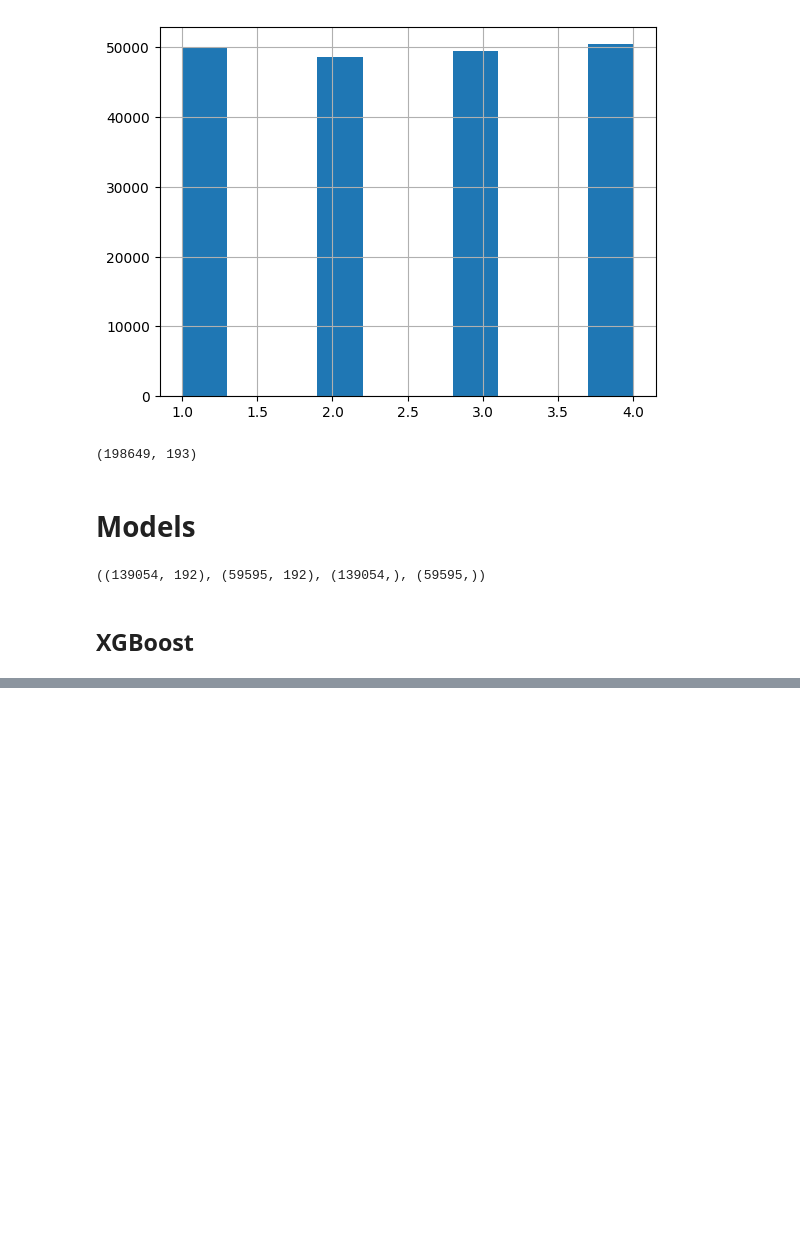
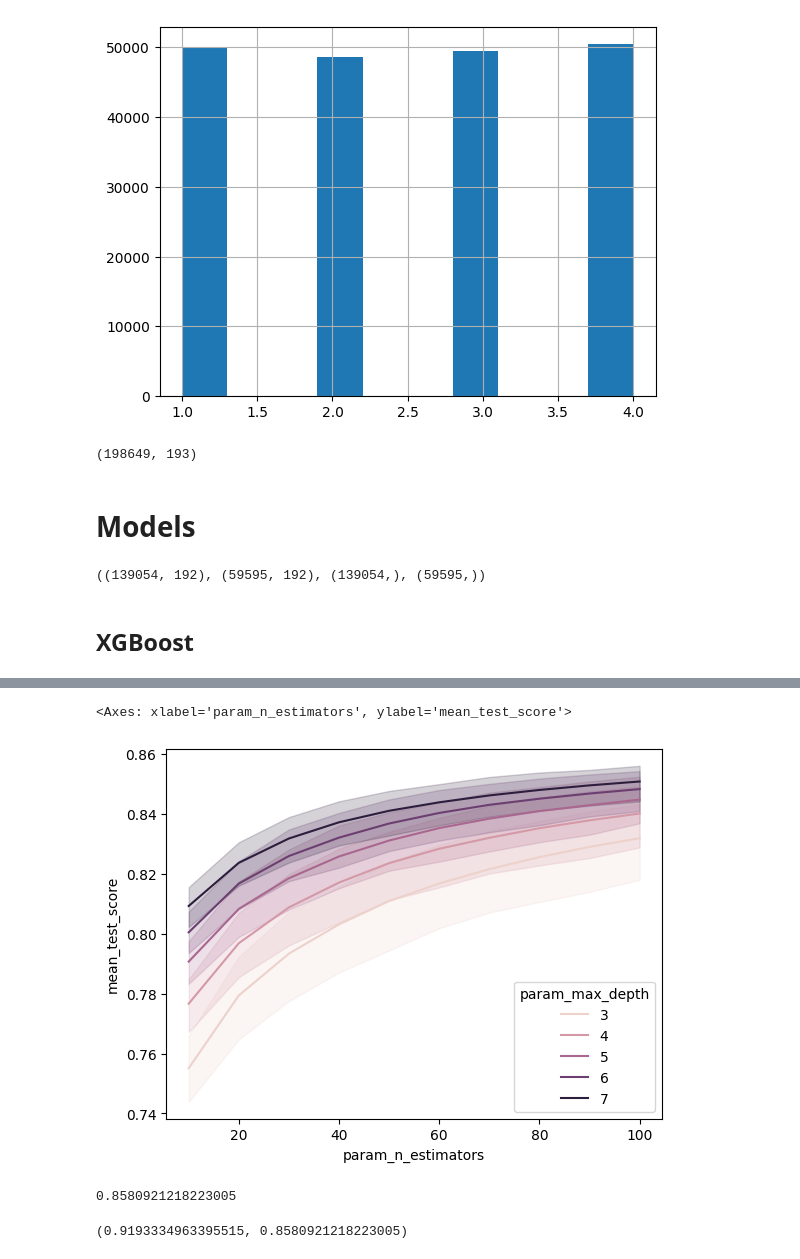
Before and after one commit to EgorSolovei/ML-in-nuclear-physics, a Jupyter notebook: GBDT.ipynb, the cells around one changed output, grey strips where cells are left out. Drawn from its saved outputs; the diff is of its cells as text; code cells hidden in the pictures; blank space fills up the shorter version.

Commit message:
XGBoost model

```diff
--- a/GBDT.ipynb
+++ b/GBDT.ipynb
@@ -63,3 +72,13 @@ X_train.shape, X_test.shape, y_train.shape, y_test.shape
 ((139054, 192), (59595, 192), (139054,), (59595,))
 # %% [markdown]
 ## XGBoost
+# %%
+from sklearn.preprocessing import LabelEncoder
+from xgboost import XGBClassifier
+
+le = LabelEncoder()
+
+# сделаем преобразование классов, для работы алгоритма
+y_train = le.fit_transform(y_train)
+y_test = le.fit_transform(y_test)
+y_train, y_test
@@ -65,0 +87,8 @@ X_train.shape, X_test.shape, y_train.shape, y_test.shape
+# %%
+# шаг и дипазон learning_rate можно увеличить
+params = {'n_estimators': range(10, 101, 10), 'max_depth': range(3, 8), 'learning_rate': np.arange(0.01, 0.101, 0.01)}
+
+xgb_cl = XGBClassifier(tree_method='gpu_hist')
+xgb_cv = GridSearchCV(xgb_cl, params, cv=4)
+# %%
+xgb_cv.fit(X_train.values, y_train)
@@ -65,0 +118,4 @@ X_train.shape, X_test.shape, y_train.shape, y_test.shape
+# %%
+xgb_res_df = pd.DataFrame(xgb_cv.cv_results_)
+xgb_res_df.drop(columns=["params"], inplace=True)
+xgb_res_df.shape
@@ -65,0 +140,5 @@ X_train.shape, X_test.shape, y_train.shape, y_test.shape
+# %%
+sns.lineplot(x='param_n_estimators', y='mean_test_score', hue='param_max_depth', data=xgb_res_df)
+# %% [output]
+<Axes: xlabel='param_n_estimators', ylabel='mean_test_score'>
+[figure, added]
@@ -65,0 +147,13 @@ X_train.shape, X_test.shape, y_train.shape, y_test.shape
+# %%
+y_pred = best_xgb.predict(X_test)
+
+metrics.accuracy_score(y_test, y_pred) # значенния accuracy
+# %% [output]
+0.8580921218223005
+# %%
+train_score = best_xgb.score(X_train, y_train)
+test_score = best_xgb.score(X_test, y_test)
+
+train_score, test_score
+# %% [output]
+(0.9193334963395515, 0.8580921218223005)
```
Also changed, not shown: parts of 21 cells of this notebook.
